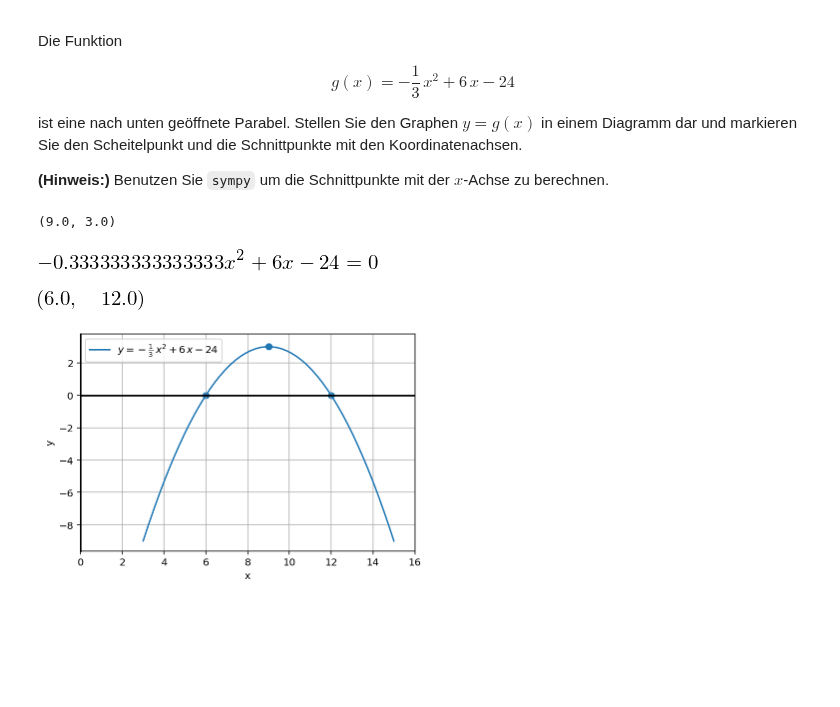
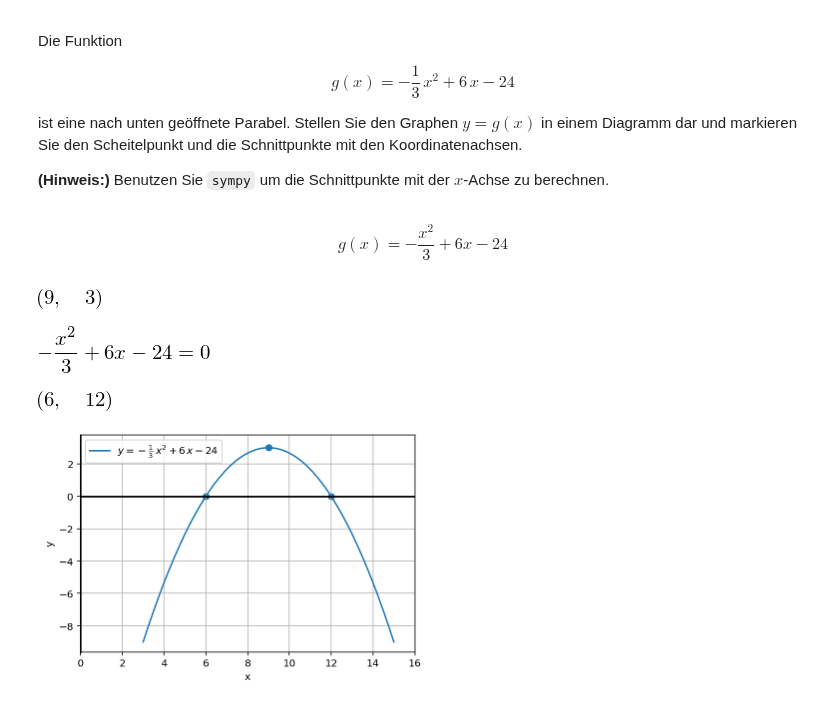
Before and after one commit to w-meiners/bdoor, a Jupyter notebook: 1-lineare_und_quadratische_Funktionen/Notebook_2_Lsg.ipynb, the cells around one changed output. Saved outputs shown, nothing was run; the diff lists cells and outputs as text; code cells hidden in the pictures; blank space fills up the shorter version.

```diff
--- a/1-lineare_regression/Notebook_2_Lsg.ipynb
+++ b/1-lineare_und_quadratische_Funktionen/Notebook_2_Lsg.ipynb
@@ -168,11 +196,16 @@ ist eine nach unten geöffnete Parabel. Stellen Sie den Graphen $y=g(x)$ in eine
 
 **(Hinweis:)** Benutzen Sie `sympy` um die Schnittpunkte mit der $x$-Achse zu berechnen.
 # %%
-a,b,c = -1/3, 6, -24
+x = Symbol('x')
+a,b,c = -S(1)/3, 6, -24
+
+g = FE(x, a*x**2 + b*x + c,name='g')
+display(g.equation())
 
 x_s = -b/(2*a)
-y_s = a*x_s**2 + b*x_s + c
+y_s = g(x_s)
 
 (x_s,y_s)
 # %% [output]
-(9.0, 3.0)
+$$g\left(x\right) = - \frac{x^{2}}{3} + 6 x - 24$$
+[figure, added]
@@ -184,14 +212,14 @@ x =  Symbol('x')
 # %%
-glg = Eq(a*x**2 + b*x + c,0)
+glg = Eq(g(x),0)
 glg
 # %% [output]
-[figure, old version]
+[figure, new version]
 # %%
-lsg = solveset(a*x**2 + b*x + c)
+lsg = solveset(glg)
 x_1, x_2 = lsg
 (x_1,x_2)
 # %% [output]
-[figure, old version]
+[figure, new version]
 # %%
 d = 3
 
```
Also changed, not shown: parts of 9 cells of this notebook, 34 other files.
